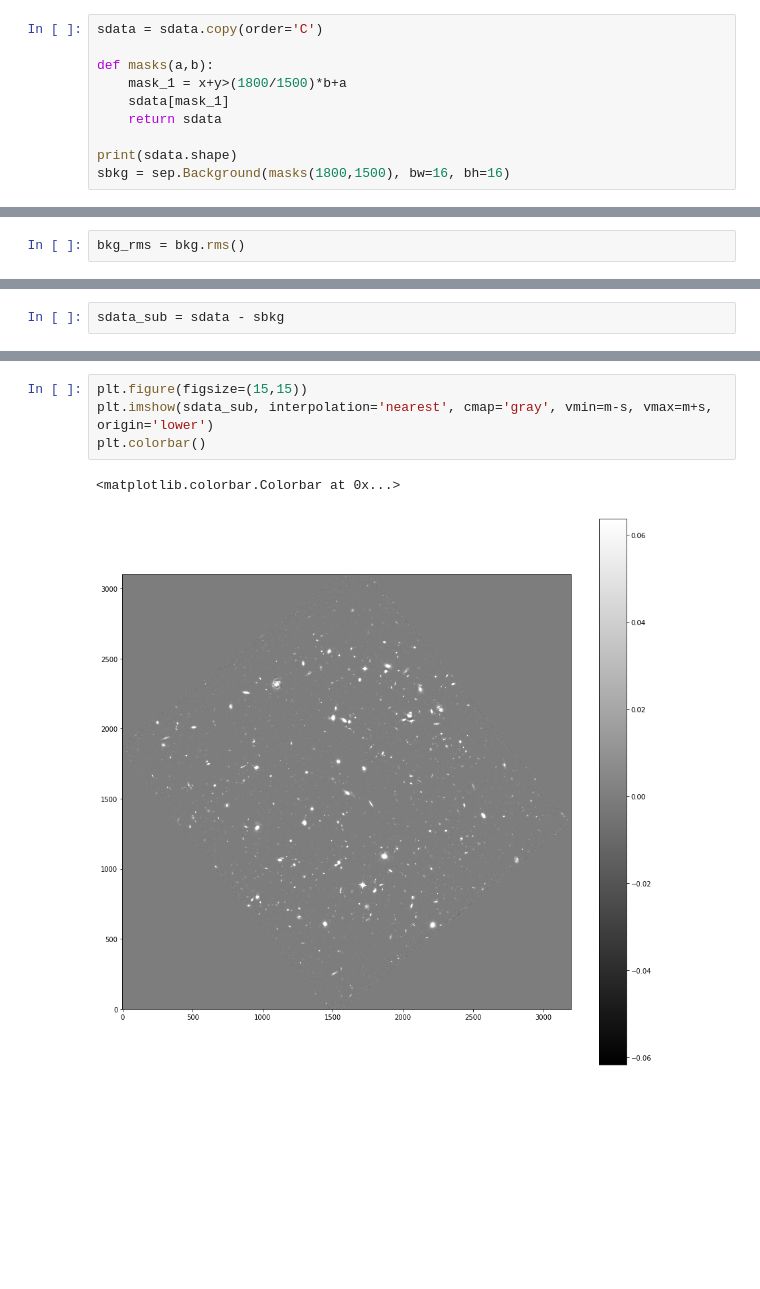
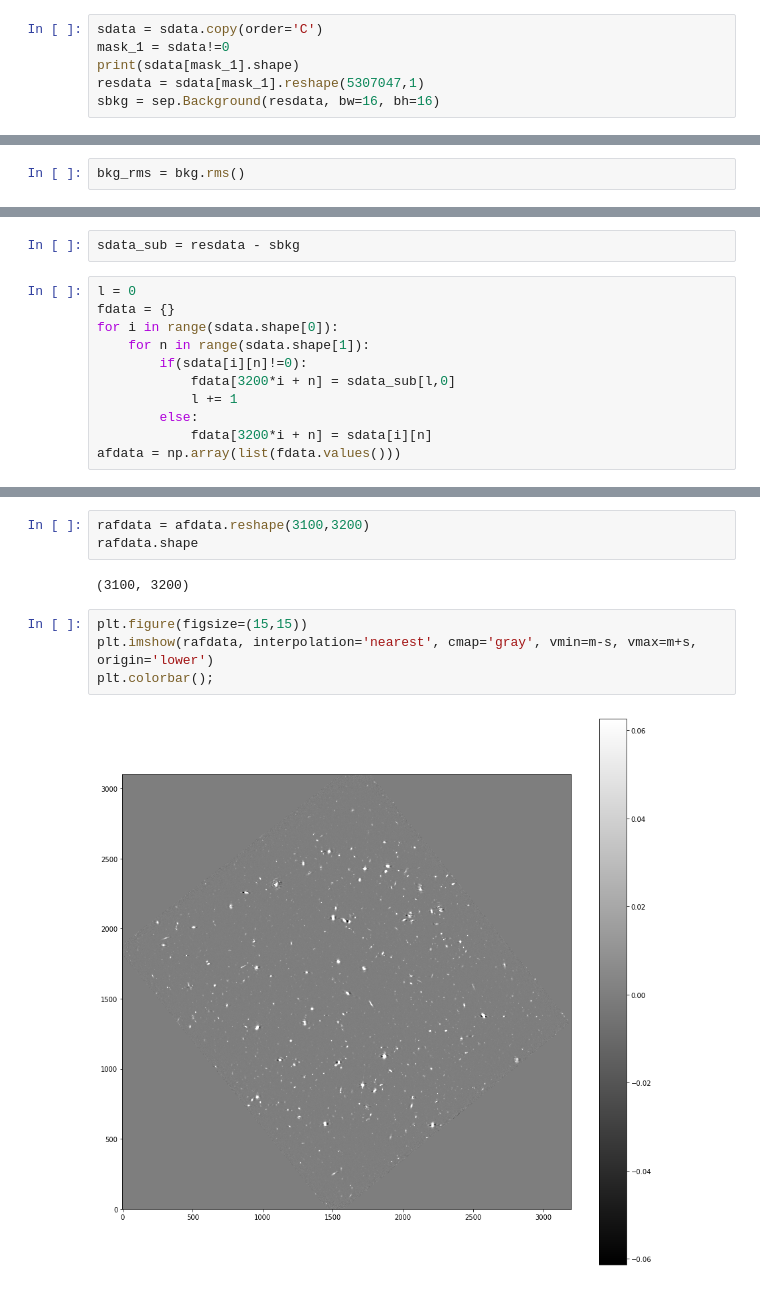
Before and after one commit to tiseever/ASTR_119_Final_Project, a Jupyter notebook: Test_Source_Detection_2.ipynb, the cells around one changed output, grey strips where cells are left out. Saved outputs shown, nothing was run; the diff lists cells and outputs as text; blank space fills up the shorter version.

```diff
--- a/Test_Source_Detection_2.ipynb
+++ b/Test_Source_Detection_2.ipynb
@@ -150,12 +150,8 @@ plt.colorbar();
 [figure]
 # %%
 sdata = sdata.copy(order='C')
-
-def masks(a,b):
-    mask_1 = x+y>(1800/1500)*b+a
-    sdata[mask_1]
-    return sdata
-
-print(sdata.shape)
-sbkg = sep.Background(masks(1800,1500), bw=16, bh=16)
+mask_1 = sdata!=0
+print(sdata[mask_1].shape)
+resdata = sdata[mask_1].reshape(5307047,1)
+sbkg = sep.Background(resdata, bw=16, bh=16)
 # %% [output]
@@ -186,2 +181,13 @@ plt.colorbar();
 # %%
-sdata_sub = sdata - sbkg
+sdata_sub = resdata - sbkg
+# %%
+l = 0
+fdata = {}
+for i in range(sdata.shape[0]):
+    for n in range(sdata.shape[1]):
+        if(sdata[i][n]!=0):
+            fdata[3200*i + n] = sdata_sub[l,0]
+            l += 1
+        else:
+            fdata[3200*i + n] = sdata[i][n]
+afdata = np.array(list(fdata.values()))
@@ -188,7 +198,11 @@ sdata_sub = sdata - sbkg
+# %%
+rafdata = afdata.reshape(3100,3200)
+rafdata.shape
+# %% [output]
+(3100, 3200)
 # %%
 plt.figure(figsize=(15,15))
-plt.imshow(sdata_sub, interpolation='nearest', cmap='gray', vmin=m-s, vmax=m+s, origin='lower')
-plt.colorbar()
+plt.imshow(rafdata, interpolation='nearest', cmap='gray', vmin=m-s, vmax=m+s, origin='lower')
+plt.colorbar();
 # %% [output]
-<matplotlib.colorbar.Colorbar at 0x...>
-[figure, old version]
+[figure, new version]
```
Also changed, not shown: parts of 12 cells of this notebook, 2 other files.
